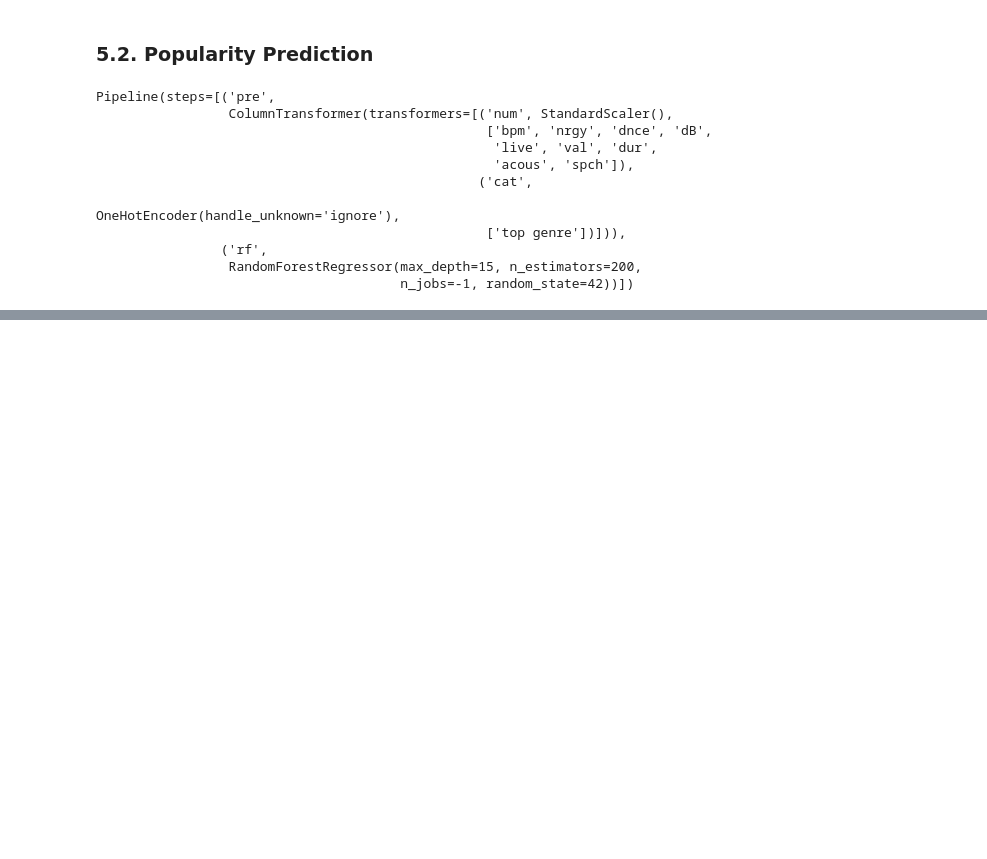
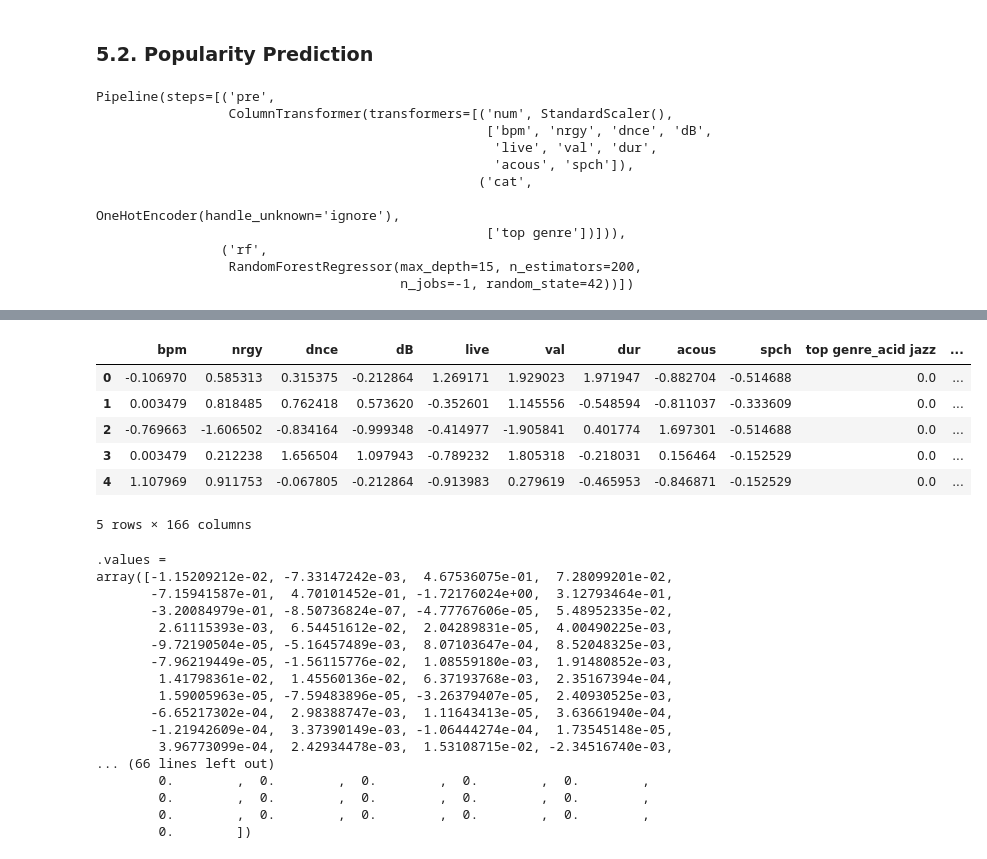
Before and after one commit to othats/SpotifyAnalytics2025, a Jupyter notebook: spotify.ipynb, the cells around one changed output, grey strips where cells are left out. Drawn from its saved outputs; the diff is of its cells as text; code cells hidden in the pictures; blank space fills up the shorter version.

```diff
--- a/spotify.ipynb
+++ b/spotify.ipynb
@@ -656,0 +700,3 @@ NameError: name 'mean_squared_error' is not defined
+# %%
+X_train_trans = preprocessor.transform(X_train)
+X_test_trans  = preprocessor.transform(X_test)
@@ -656,0 +714,29 @@ NameError: name 'mean_squared_error' is not defined
+# %%
+shap_values = explainer(X_test_shap)
+display(X_test_shap.head())
+print(shap_values[0])
+# %% [output]
+|  | bpm | nrgy | dnce | dB | live | val | dur | acous | spch | top genre_acid jazz | ... |
+| 0 | -0.106970 | 0.585313 | 0.315375 | -0.212864 | 1.269171 | 1.929023 | 1.971947 | -0.882704 | -0.514688 | 0.0 | ... |
+| 1 | 0.003479 | 0.818485 | 0.762418 | 0.573620 | -0.352601 | 1.145556 | -0.548594 | -0.811037 | -0.333609 | 0.0 | ... |
+| 2 | -0.769663 | -1.606502 | -0.834164 | -0.999348 | -0.414977 | -1.905841 | 0.401774 | 1.697301 | -0.514688 | 0.0 | ... |
+| 3 | 0.003479 | 0.212238 | 1.656504 | 1.097943 | -0.789232 | 1.805318 | -0.218031 | 0.156464 | -0.152529 | 0.0 | ... |
+| 4 | 1.107969 | 0.911753 | -0.067805 | -0.212864 | -0.913983 | 0.279619 | -0.465953 | -0.846871 | -0.152529 | 0.0 | ... |
+5 rows × 166 columns
+.values =
+array([-1.15209212e-02, -7.33147242e-03,  4.67536075e-01,  7.28099201e-02,
+       -7.15941587e-01,  4.70101452e-01, -1.72176024e+00,  3.12793464e-01,
+       -3.20084979e-01, -8.50736824e-07, -4.77767606e-05,  5.48952335e-02,
+        2.61115393e-03,  6.54451612e-02,  2.04289831e-05,  4.00490225e-03,
+       -9.72190504e-05, -5.16457489e-03,  8.07103647e-04,  8.52048325e-03,
+       -7.96219449e-05, -1.56115776e-02,  1.08559180e-03,  1.91480852e-03,
+        1.41798361e-02,  1.45560136e-02,  6.37193768e-03,  2.35167394e-04,
+        1.59005963e-05, -7.59483896e-05, -3.26379407e-05,  2.40930525e-03,
+       -6.65217302e-04,  2.98388747e-03,  1.11643413e-05,  3.63661940e-04,
+       -1.21942609e-04,  3.37390149e-03, -1.06444274e-04,  1.73545148e-05,
+        3.96773099e-04,  2.42934478e-03,  1.53108715e-02, -2.34516740e-03,
+... (66 lines left out)
+        0.        ,  0.        ,  0.        ,  0.        ,  0.        ,
+        0.        ,  0.        ,  0.        ,  0.        ,  0.        ,
+        0.        ,  0.        ,  0.        ,  0.        ,  0.        ,
+        0.        ])
```
Also changed, not shown: parts of 26 cells of this notebook, 5 other files.
